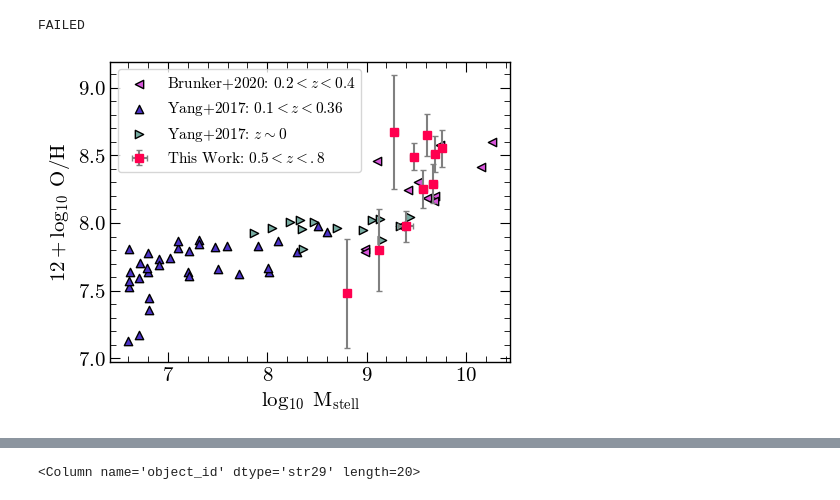
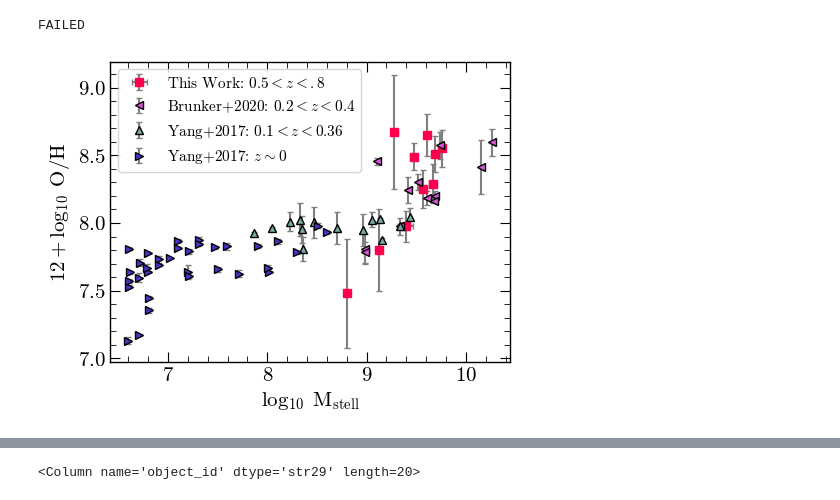
Before and after one commit to 0hardytom/eelgs, a Jupyter notebook: notebooks/epiph/week1/cigale_check.ipynb, the cells around one changed output, grey strips where cells are left out. Cells and saved outputs as stored; diff of their text form; code cells hidden in the pictures.

Commit message:
fixed cigale plot

```diff
--- a/notebooks/epiph/week1/cigale_check.ipynb
+++ b/notebooks/epiph/week1/cigale_check.ipynb
@@ -225,31 +225,44 @@ FAILED
 # %%
 fig, ax = pf.create_plot()
 
 mask = peas_final_new['z']>0.5
 sc = ax.errorbar(peas_final_new['logmstellar'][mask],peas_final_new['Z_dir_gen'][mask],
                 yerr = peas_final_new['logmstellar_err'][mask], xerr=peas_final_new['Z_dir_gen_err'][mask],
                 capsize=2, ecolor='gray', fmt='s', color='#ff004f',  label=r'This Work: $0.5<z<.8$')
 
 brunkerPeas = ascii.read('brunkerPeas.csv')
-ax.scatter(brunkerPeas['x'], brunkerPeas['y'], color="#d856db", marker='<', label=r'Brunker+2020: $0.2<z<0.4$', edgecolors='k')
+# ax.scatter(brunkerPeas['x'], brunkerPeas['y'], color="#d856db", marker='<', label=r'Brunker+2020: $0.2<z<0.4$', edgecolors='k')
 
-yangBlues = ascii.read('yangBlues.csv')
-ax.scatter(yangBlues['x'], yangBlues['y'], color="#4c33c8", marker='^', label=r'Yang+2017: $0.1<z<0.36$', edgecolors='k')
+ax.errorbar(brunkerPeas['x'], brunkerPeas['y'], mfc="#d856db", fmt='<',
+            label=r'Brunker+2020: $0.2<z<0.4$', mec='k', yerr=np.abs(np.random.normal(0,0.08,size=len(brunkerPeas['y']))),
+            ecolor='grey', capsize=2)
 
-yangPeas = ascii.read('yangPs.csv')
-ax.scatter(yangPeas['x'], yangPeas['y'], color="#77aca2", marker='>', label=r'Yang+2017: $z\sim0$', edgecolors='k')
+
+yangBlues = ascii.read('yangPs.csv')
+# ax.scatter(yangBlues['x'], yangBlues['y'], color="#77aca2", marker='^', label=r'Yang+2017: $0.1<z<0.36$', edgecolors='k')
+
+ax.errorbar(yangBlues['x'], yangBlues['y'], mfc="#77aca2", fmt='^',
+            label=r'Yang+2017: $0.1<z<0.36$', mec='k', yerr=np.abs(np.random.normal(0,0.08,size=len(yangBlues['y']))),
+            ecolor='grey', capsize=2)
+
+yangPeas = ascii.read('yangBlues.csv')
+# ax.scatter(yangPeas['x'], yangPeas['y'], color="#4c33c8", marker='>', label=r'Yang+2017: $z\sim0$', edgecolors='k')
+
+ax.errorbar(yangPeas['x'], yangPeas['y'], mfc="#4c33c8", fmt='>',
+            label=r'Yang+2017: $z\sim0$', mec='k', yerr=np.abs(np.random.normal(0,0.02,size=len(yangPeas['y']))),
+            ecolor='grey', capsize=2)
 
 # fig.legend(bbox_to_anchor=(1, 1.5))
 ax.legend(fontsize=11)
 
 ax.set_ylabel(r'$12+\log_{10}\;$O/H')
 ax.set_xlabel(r'$\log_{10}\;\mathrm{M}_{\mathrm{stell}}$')
 
 pf.fix_plot([ax])
 
 fig.savefig(f'figs/massmet.png', dpi=600, bbox_inches='tight')
 # %% [output]
-[figure, old version]
+[figure, new version]
 # %%
 indices = np.random.random_integers(0,len(peas_final_new['object_id']), size=4)
 
```
Also changed, not shown: parts of 1 cell of this notebook.
